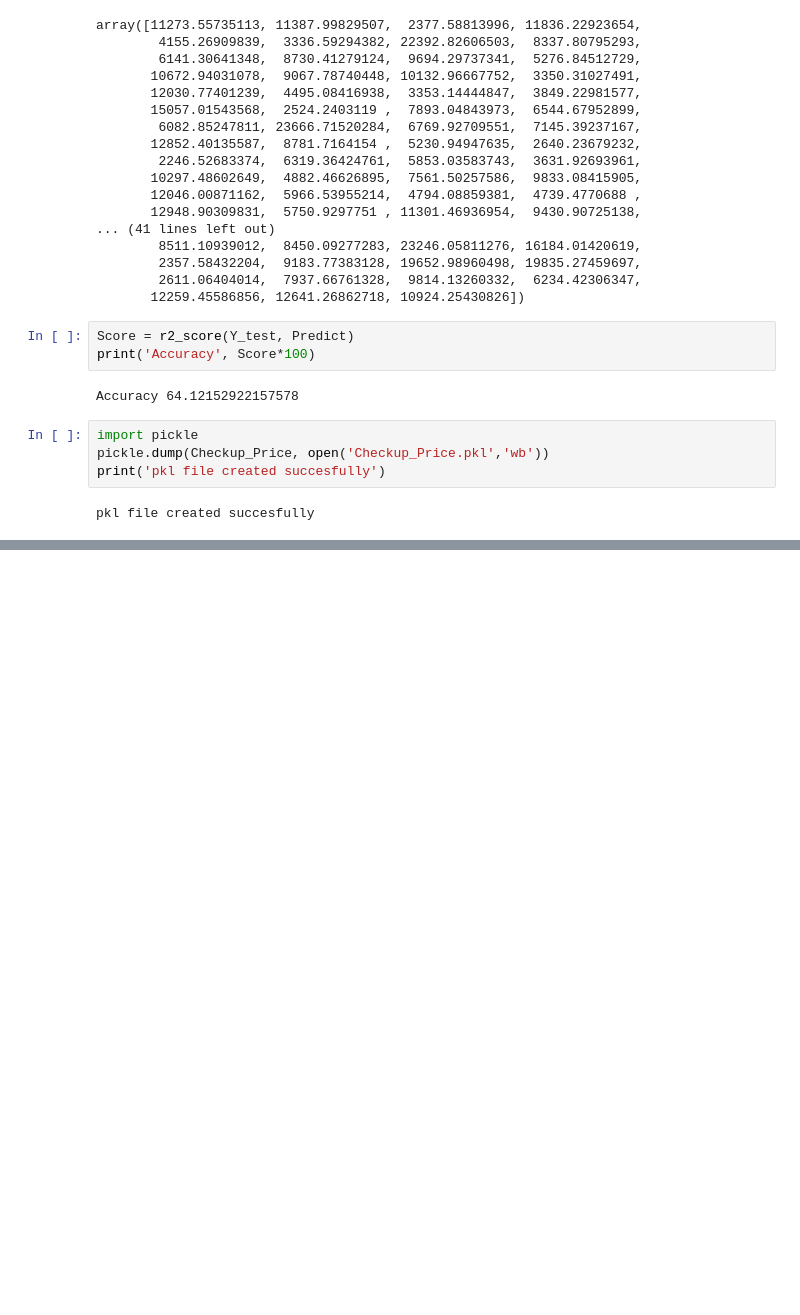
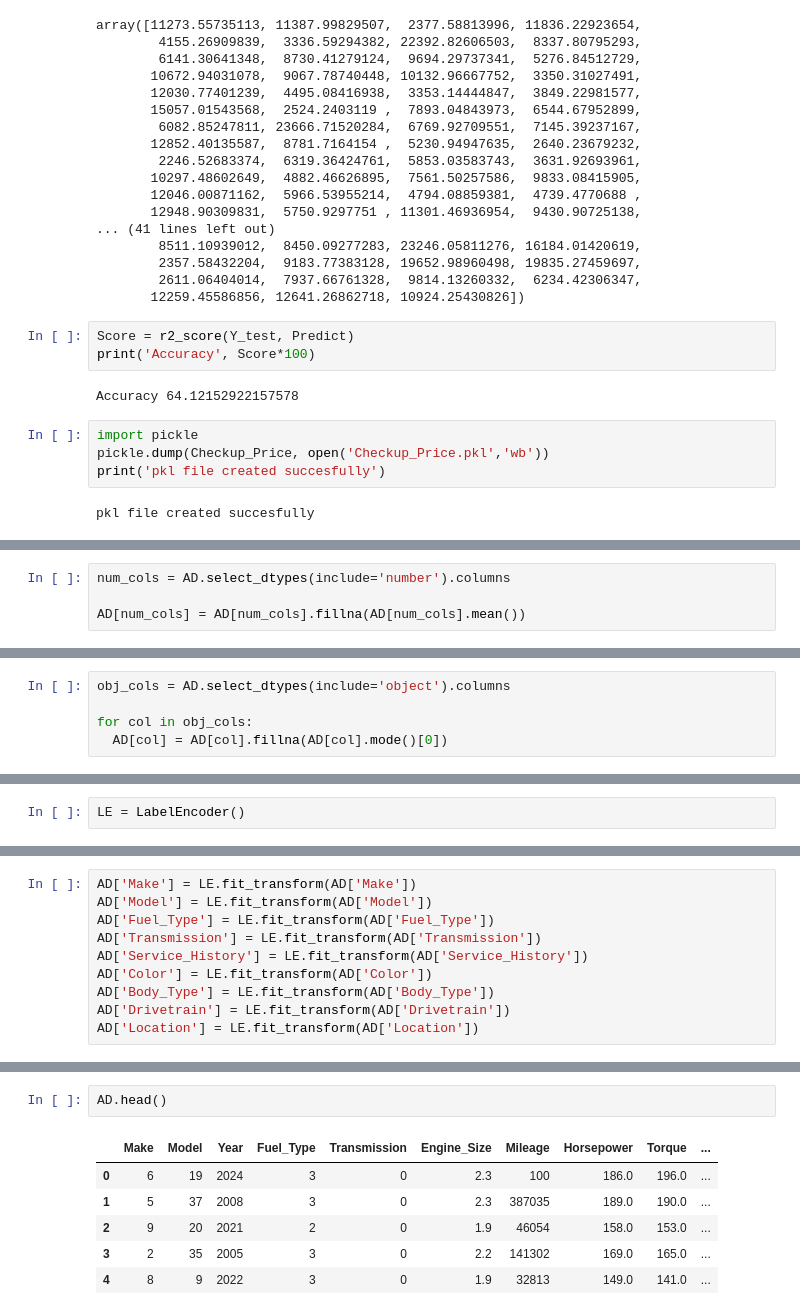
Before and after one commit to Aradhyagodambe/Python-Colab-Files, a Jupyter notebook: ML_Fundamnetals.ipynb, the cells around one changed output, grey strips where cells are left out. Saved outputs shown, nothing was run; the diff lists cells and outputs as text; blank space fills up the shorter version.

```diff
--- a/ML_Fundamnetals.ipynb
+++ b/ML_Fundamnetals.ipynb
@@ -1430,0 +1523,4 @@ pkl file created succesfully
+# %%
+num_cols = AD.select_dtypes(include='number').columns
+
+AD[num_cols] = AD[num_cols].fillna(AD[num_cols].mean())
@@ -1430,0 +1548,5 @@ pkl file created succesfully
+# %%
+obj_cols = AD.select_dtypes(include='object').columns
+
+for col in obj_cols:
+  AD[col] = AD[col].fillna(AD[col].mode()[0])
@@ -1430,0 +1561,2 @@ pkl file created succesfully
+# %%
+LE = LabelEncoder()
@@ -1430,0 +1571,10 @@ pkl file created succesfully
+# %%
+AD['Make'] = LE.fit_transform(AD['Make'])
+AD['Model'] = LE.fit_transform(AD['Model'])
+AD['Fuel_Type'] = LE.fit_transform(AD['Fuel_Type'])
+AD['Transmission'] = LE.fit_transform(AD['Transmission'])
+AD['Service_History'] = LE.fit_transform(AD['Service_History'])
+AD['Color'] = LE.fit_transform(AD['Color'])
+AD['Body_Type'] = LE.fit_transform(AD['Body_Type'])
+AD['Drivetrain'] = LE.fit_transform(AD['Drivetrain'])
+AD['Location'] = LE.fit_transform(AD['Location'])
@@ -1430,0 +1601,9 @@ pkl file created succesfully
+# %%
+AD.head()
+# %% [output]
+|  | Make | Model | Year | Fuel_Type | Transmission | Engine_Size | Mileage | Horsepower | Torque | ... |
+| 0 | 6 | 19 | 2024 | 3 | 0 | 2.3 | 100 | 186.0 | 196.0 | ... |
+| 1 | 5 | 37 | 2008 | 3 | 0 | 2.3 | 387035 | 189.0 | 190.0 | ... |
+| 2 | 9 | 20 | 2021 | 2 | 0 | 1.9 | 46054 | 158.0 | 153.0 | ... |
+| 3 | 2 | 35 | 2005 | 3 | 0 | 2.2 | 141302 | 169.0 | 165.0 | ... |
+| 4 | 8 | 9 | 2022 | 3 | 0 | 1.9 | 32813 | 149.0 | 141.0 | ... |
```
Also changed, not shown: parts of 18 cells of this notebook.
